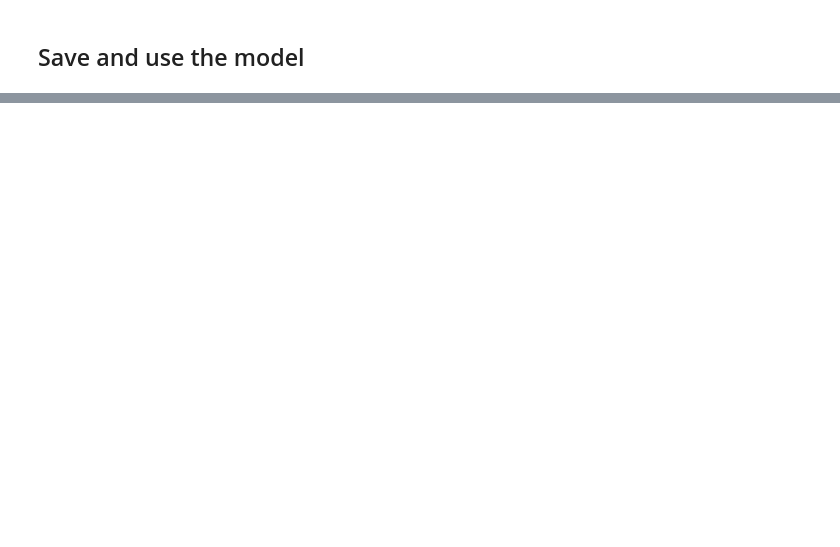
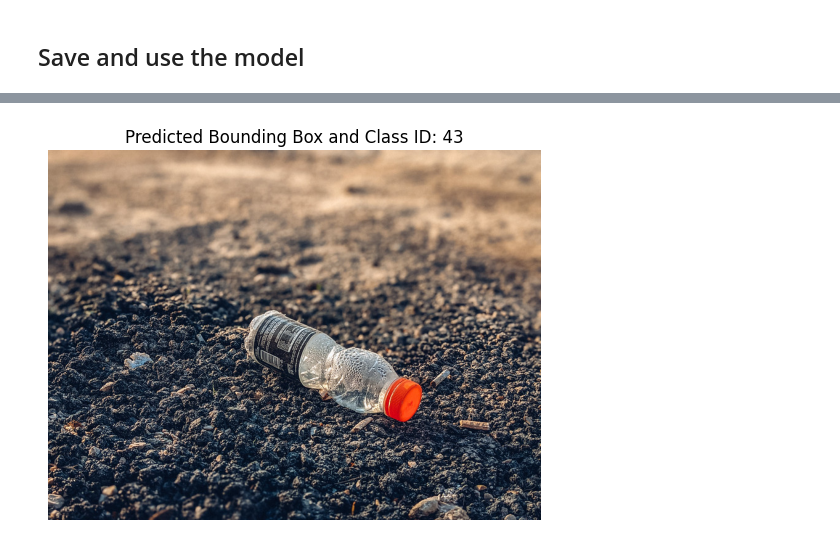
Before and after one commit to Bostna/dotfiles, a Jupyter notebook: Untitled2.ipynb, the cells around one changed output, grey strips where cells are left out. Saved outputs shown, nothing was run; the diff lists cells and outputs as text; code cells hidden in the pictures; blank space fills up the shorter version.

```diff
--- a/Untitled2.ipynb
+++ b/Untitled2.ipynb
@@ -413,0 +437,15 @@ def predictImage(url, model):
+# %%
+from tensorflow.keras.preprocessing.image import img_to_array
+
+img = getImage(imgurl)
+if img is not None:
+  # Convert PIL Image to NumPy array
+  img_array = img_to_array(img)
+  # Add batch dimension (models expect input in shape (batch_size, height, width, channels))
+  img_array = img_array.reshape((-1, IMG_HEIGHT, IMG_WIDTH, 3))
+
+  # Make prediction
+  predictions = model.predict(img_array)
+  print(predictions)
+else:
+  print("Image could not be loaded.")
@@ -413,0 +470,50 @@ def predictImage(url, model):
+# %%
+# Get the original image (before resizing for the model)
+# We need the original image dimensions to scale the bounding box coordinates correctly.
+# Assuming the original image path is still stored in imgurl
+original_img_bgr = cv2.imread(imgurl)
+
+if original_img_bgr is not None:
+    original_img_rgb = cv2.cvtColor(original_img_bgr, cv2.COLOR_BGR2RGB)
+    original_H, original_W = original_img_rgb.shape[:2]
+
+    # Get the predicted bounding box (the first element of the predictions list)
+    predicted_bbox_norm = predictions[0][0] # Assuming a single image in the batch
+
+    # Convert normalized predicted bbox (x1, y1, x2, y2) back to original image dimensions
+    x1_norm, y1_norm, x2_norm, y2_norm = predicted_bbox_norm
+
+    # Calculate pixel coordinates
+    x1_pixel = int(x1_norm * original_W)
+    y1_pixel = int(y1_norm * original_H)
+    x2_pixel = int(x2_norm * original_W)
+    y2_pixel = int(y2_norm * original_H)
+
+    # Get the predicted class (the second element of the predictions list)
+    predicted_class_probabilities = predictions[1][0] # Assuming a single image in the batch
+
+    # Find the class ID with the highest probability
+    predicted_class_id = np.argmax(predicted_class_probabilities)
+
+    # Optional: Get the class name (requires mapping from class_id back to category_name)
+    # You would need a way to map the predicted_class_id back to the category_name.
+    # This mapping should correspond to the order the classes were factorized when creating Y_cls.
+    # For now, let's just display the class ID.
+
+    # Draw the bounding box on the original image
+    cv2.rectangle(original_img_rgb, (x1_pixel, y1_pixel), (x2_pixel, y2_pixel), (255, 0, 0), 3) # Red color, thickness 3
+
+    # Put the predicted class ID on the image
+    # cv2.putText(original_img_rgb, f"Class: {predicted_class_id}", (x1_pixel, max(0, y1_pixel - 10)), cv2.FONT_HERSHEY_SIMPLEX, 0.9, (255, 0, 0), 2)
+
+
+    # Display the image with the bounding box
+    plt.imshow(original_img_rgb)
+    plt.axis('off')
+    plt.title(f"Predicted Bounding Box and Class ID: {predicted_class_id}")
+    plt.show()
+
+else:
+    print("Could not load the original image to plot the bounding box.")
+# %% [output]
+[figure, added]
```
Also changed, not shown: parts of 9 cells of this notebook.
